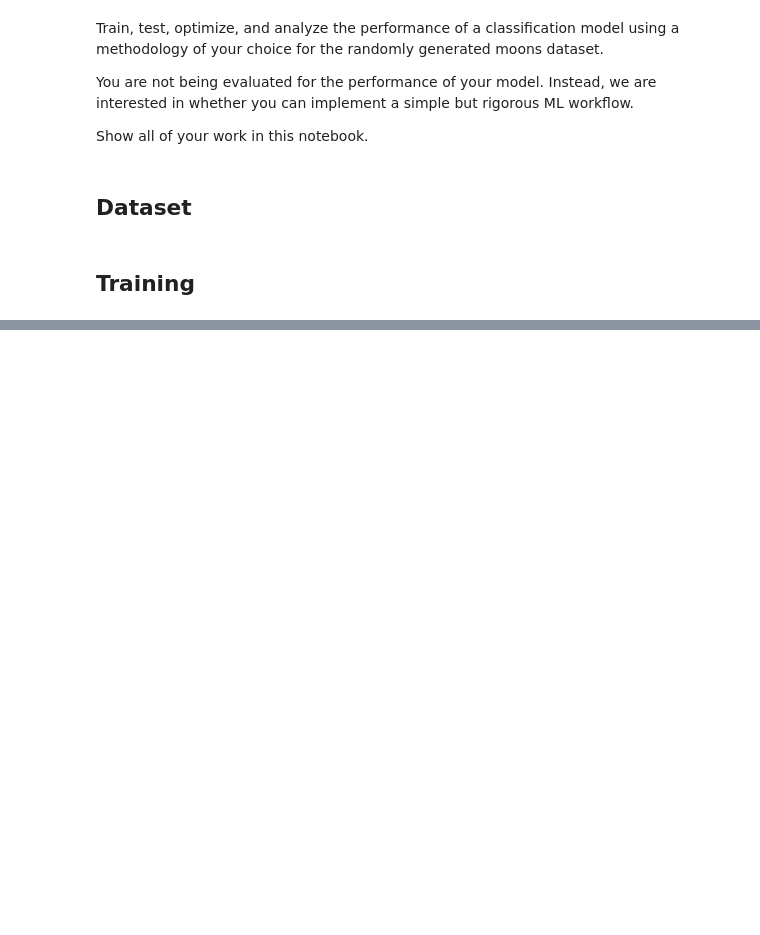
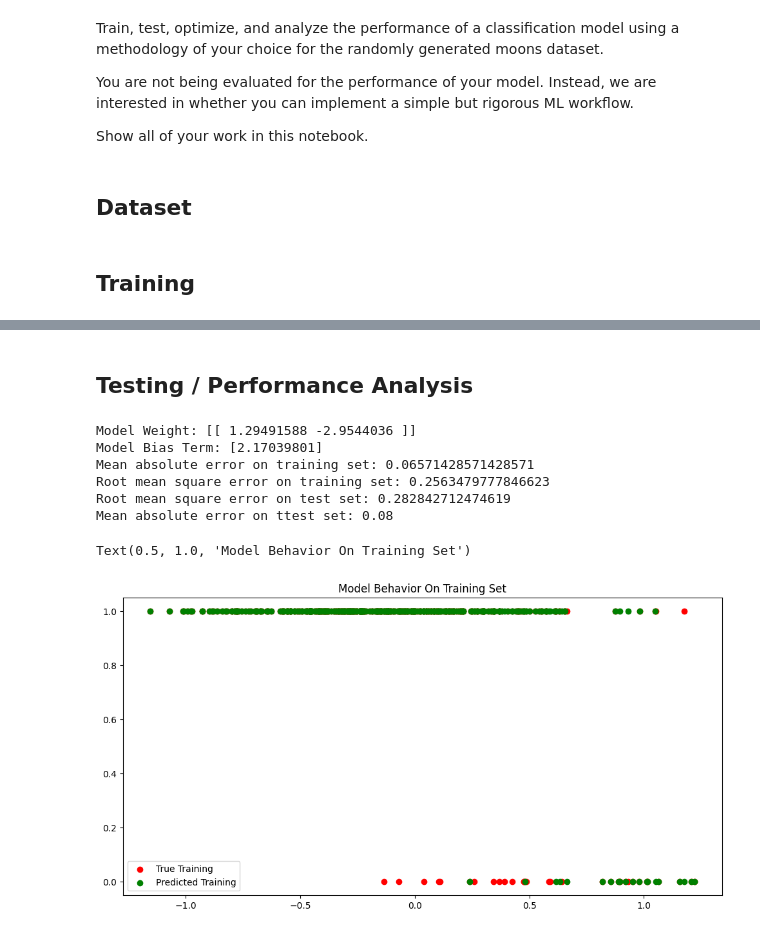
Before and after one commit to anay-m/AnayM-Git-Tutorial-MDST, a Jupyter notebook: Optional Challenges/ML Focus/ml_challenge.ipynb, the cells around one changed output, grey strips where cells are left out. Saved outputs shown, nothing was run; the diff lists cells and outputs as text; code cells hidden in the pictures; blank space fills up the shorter version.

```diff
--- a/Optional Challenges/ML Focus/ml_challenge.ipynb
+++ b/Optional Challenges/ML Focus/ml_challenge.ipynb
@@ -21,2 +38,41 @@ X, Y = make_moons(random_state=42, n_samples=(50, 450), noise=0.25)
+# %% [markdown]
+## Testing / Performance Analysis
+# %%
+model_weights = model.coef_
+model_bias = model.intercept_
+print("Model Weight: " + str(model_weights))
+print("Model Bias Term: " + str(model_bias))
+#Printing coefficients and bias term of regression model
+
+y_train_predictions = model.predict(X_train)
+y_test_predictions = model.predict(X_test)
+
+mean_abs_err_train = np.mean(np.abs(y_train_predictions-y_train))
+mean_abs_err_test = np.mean(np.abs(y_test_predictions-y_test))
+root_mean_sqr_err_train = np.mean((y_train_predictions-y_train)**2)**0.5
+root_mean_sqr_err_test = np.mean((y_test_predictions-y_test)**2)**0.5
+print("Mean absolute error on training set: " + str(mean_abs_err_train))
+print("Root mean square error on training set: " + str(root_mean_sqr_err_train))
+print("Root mean square error on test set: " + str(root_mean_sqr_err_test))
+print("Mean absolute error on test set: " + str(mean_abs_err_test))
+#Printing error calculations to analyze model performance
+# %% [output]
+Model Weight: [[ 1.29491588 -2.9544036 ]]
+Model Bias Term: [2.17039801]
+Mean absolute error on training set: 0.06571428571428571
+Root mean square error on training set: 0.2563479777846623
+Root mean square error on test set: 0.282842712474619
+Mean absolute error on ttest set: 0.08
+# %%
+f = plt.figure(figsize=(12,6))
+plt.scatter(X_train[:,1], y_train, color = "red")
+plt.scatter(X_train[:,1], model.predict(X_train), color = "green")
+
+plt.legend(['True Training','Predicted Training'])
+plt.title("Model Behavior On Training Set")
+#Plotting the model predictions and actual output values of training set
+# %% [output]
+Text(0.5, 1.0, 'Model Behavior On Training Set')
+[figure, added]
 # %%
 f = plt.figure(figsize=(12,6))
```
Also changed, not shown: parts of 7 cells of this notebook, 2 other files.
